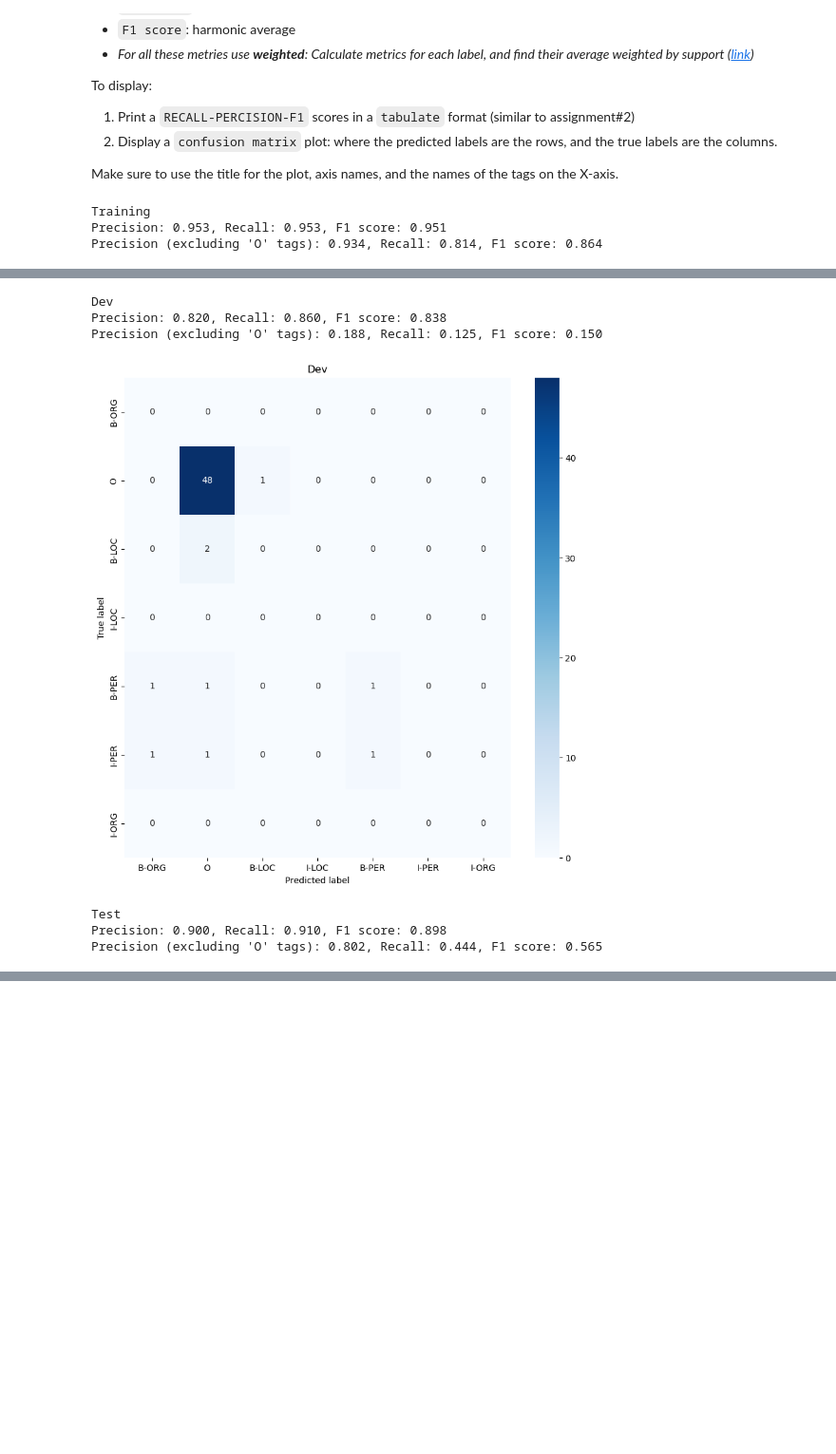
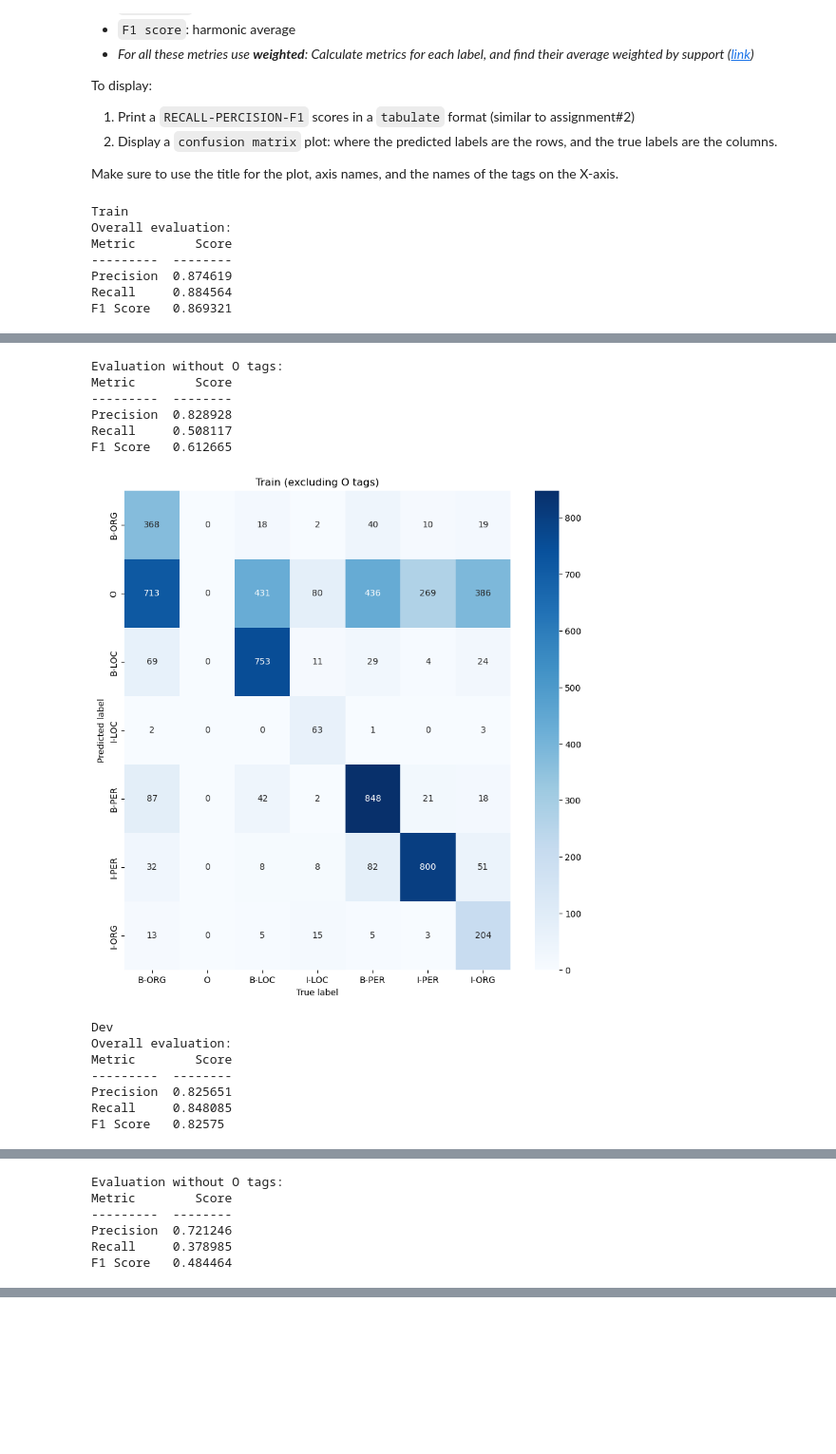
Before and after one commit to Lior-Baruch/NLP, a Jupyter notebook: HW3/Assignment_3_NER.ipynb, the cells around one changed output, grey strips where cells are left out. Shown at 95% size. Cells and saved outputs as stored; diff of their text form; code cells hidden in the pictures; blank space fills up the shorter version.

```diff
--- a/HW3/Assignment_3_NER.ipynb
+++ b/HW3/Assignment_3_NER.ipynb
@@ -441,11 +445,11 @@ from torch.nn.utils.rnn import pad_packed_sequence, pack_padded_sequence
 from torch import LongTensor
 
 class NERNet(nn.Module):
-    def __init__(self, input_size, embedding_size, hidden_size, output_size, n_layers, bidirectional):
+    def __init__(self, input_size, embedding_size, hidden_size, output_size, n_layers, dropout=0.0, bidirectional=False):
         super(NERNet, self).__init__()
         # TO DO: your code...
         self.embedding = nn.Embedding(num_embeddings=input_size, embedding_dim=embedding_size, padding_idx=vocab.word2id[PAD_TOKEN])
-        self.lstm = nn.LSTM(input_size=embedding_size, hidden_size=hidden_size, num_layers=n_layers, bidirectional=bidirectional)
+        self.lstm = nn.LSTM(input_size=embedding_size, hidden_size=hidden_size, num_layers=n_layers, dropout=dropout , bidirectional=bidirectional)
         self.out = nn.Linear(in_features=hidden_size * (2 if bidirectional else 1), out_features=output_size)
 
     def forward(self, input_sentence):
@@ -585,7 +589,7 @@ def train_loop(model, n_epochs, dataloader_train, dataloader_dev, pad_token_id):
   return metrics
 # %%
 # train the model
-model = NERNet(input_size=len(vocab.word2id), embedding_size=300, hidden_size=512, output_size=len(vocab.tag2id), n_layers=1, bidirectional=True).to(DEVICE)
+model = NERNet(input_size=len(vocab.word2id), embedding_size=300, hidden_size=512, output_size=len(vocab.tag2id), n_layers=2, dropout=0.5, bidirectional=True).to(DEVICE)
 metrics = train_loop(model, n_epochs=20, dataloader_train=dataLoader_train, dataloader_dev=dataLoader_dev, pad_token_id=len(vocab.tag2id))
 # %%
 # plot the loss and accuracy curves
@@ -704,13 +736,14 @@ def evaluate_for_reports(model, title, dataloader, vocab, pad_token=PAD_TOKEN):
 # %%
-# evaluate the model on the training data
-evaluate_for_reports(model, 'Training', dataLoader_train, vocab, pad_token=PAD_TOKEN)
+evaluate_and_print(model, 'Train', dataLoader_train, vocab, pad_token=PAD_TOKEN)
 
-# evaluate the model on the dev data
-evaluate_for_reports(model, 'Dev', dataLoader_dev, vocab, pad_token=PAD_TOKEN)
+evaluate_and_print(model, 'Dev', dataLoader_dev, vocab, pad_token=PAD_TOKEN)
 
-# evaluate the model on the test data
-evaluate_for_reports(model, 'Test', dataLoader_test, vocab, pad_token=PAD_TOKEN)
+evaluate_and_print(model, 'Test', dataLoader_test, vocab, pad_token=PAD_TOKEN)
 # %% [output]
-Training
-Precision: 0.953, Recall: 0.953, F1 score: 0.951
-Precision (excluding 'O' tags): 0.934, Recall: 0.814, F1 score: 0.864
+Train
+Overall evaluation:
+Metric        Score
+---------  --------
+Precision  0.874619
+Recall     0.884564
+F1 Score   0.869321
@@ -718,7 +751,14 @@ Precision (excluding 'O' tags): 0.934, Recall: 0.814, F1 score: 0.864
-Dev
-Precision: 0.820, Recall: 0.860, F1 score: 0.838
-Precision (excluding 'O' tags): 0.188, Recall: 0.125, F1 score: 0.150
+Evaluation without O tags:
+Metric        Score
+---------  --------
+Precision  0.828928
+Recall     0.508117
+F1 Score   0.612665
-[figure, old version]
+[figure, new version]
-Test
-Precision: 0.900, Recall: 0.910, F1 score: 0.898
-Precision (excluding 'O' tags): 0.802, Recall: 0.444, F1 score: 0.565
+Dev
+Overall evaluation:
+Metric        Score
+---------  --------
+Precision  0.825651
+Recall     0.848085
+F1 Score   0.82575
@@ -725,0 +766,6 @@ Precision (excluding 'O' tags): 0.802, Recall: 0.444, F1 score: 0.565
+Evaluation without O tags:
+Metric        Score
+---------  --------
+Precision  0.721246
+Recall     0.378985
+F1 Score   0.484464
```
Also changed, not shown: parts of 19 cells of this notebook, 1 other file.
